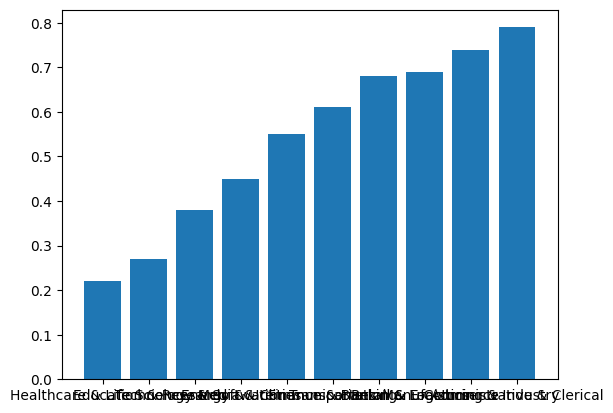
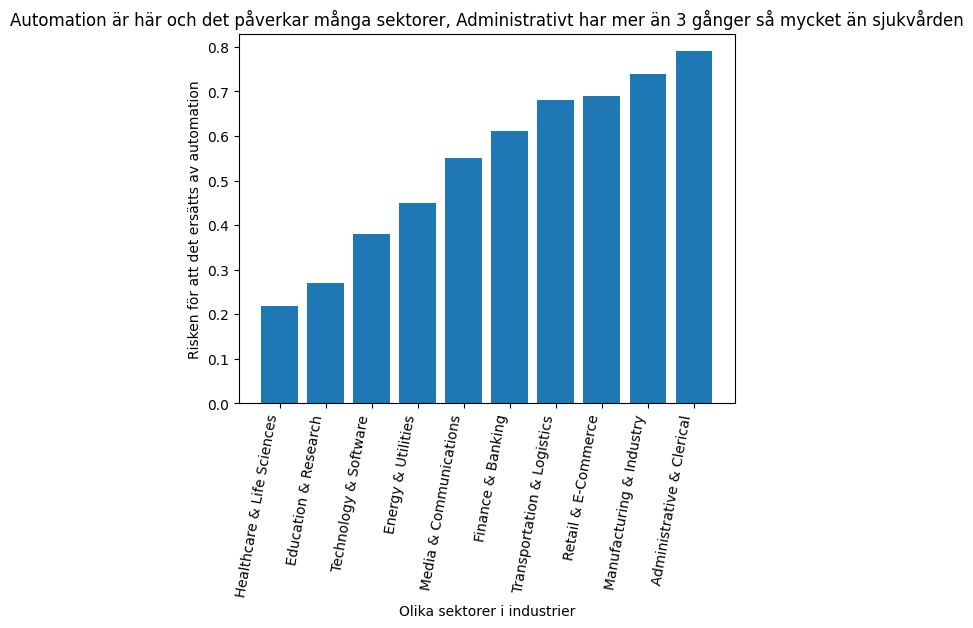
Code edit (unified diff) that turned the first committed figure into the second:
--- before
+++ after
@@ -1,3 +1,7 @@
 sector_risk = df.groupby("industry_sector")["sector_automation_risk_score"].mean().sort_values()
 plt.bar(sector_risk.index, sector_risk.values)
+plt.xticks(rotation=80, ha="right")
+plt.title("Automation är här och det påverkar många sektorer, Administrativt har mer än 3 gånger så mycket än sjukvården")
+plt.xlabel("Olika sektorer i industrier")
+plt.ylabel("Risken för att det ersätts av automation")
 plt.show()

Commit: riktigt nice med diagrammet om olika sectorer och automation